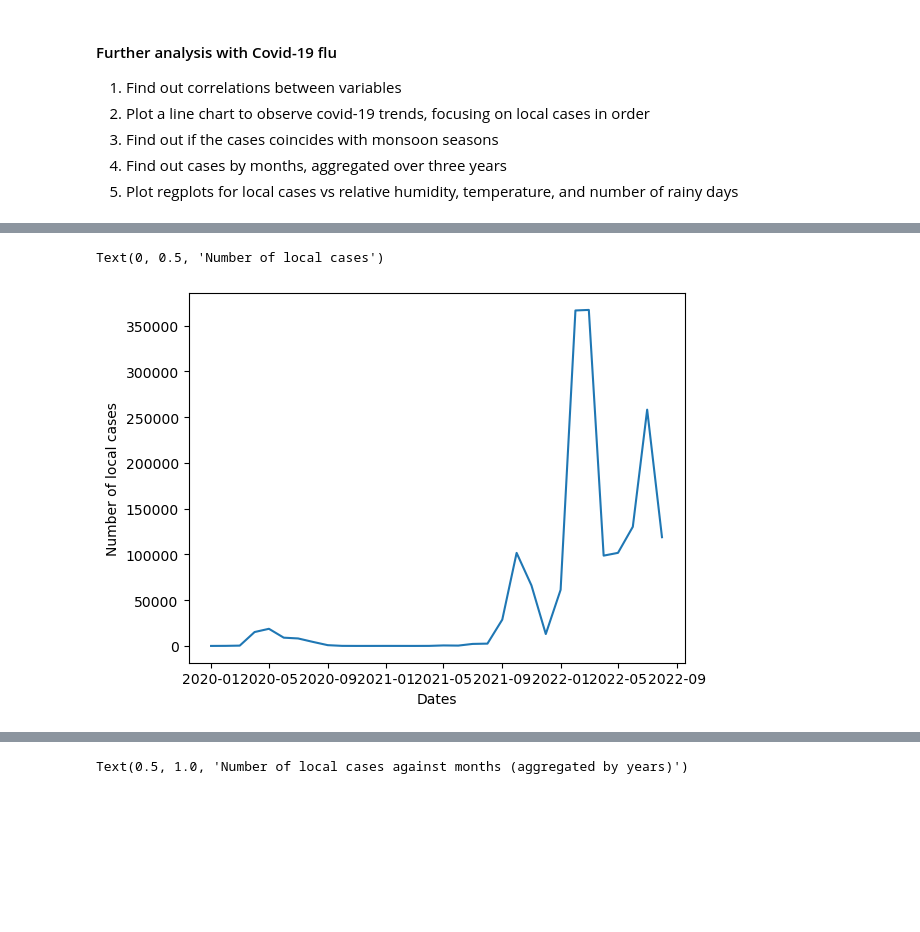
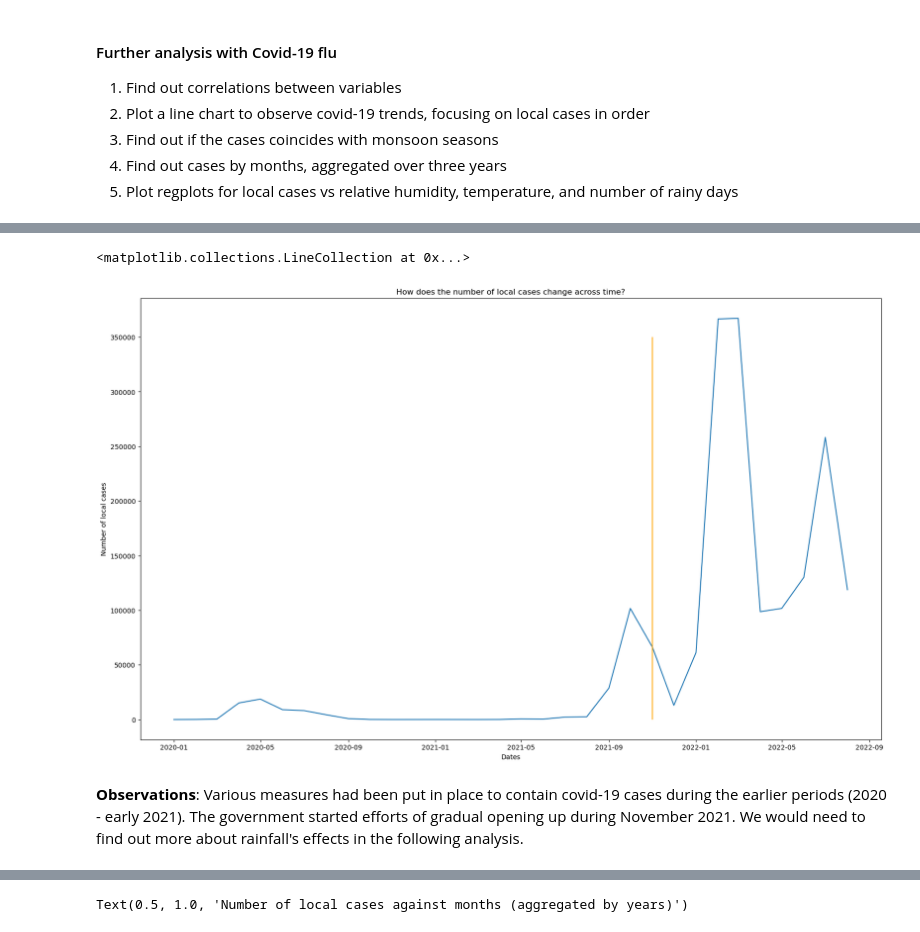
Before and after one commit to lishing/ga_project1_dsif9, a Jupyter notebook: code/starter-code.ipynb, the cells around one changed output, grey strips where cells are left out. Drawn from its saved outputs; the diff is of its cells as text; code cells hidden in the pictures; blank space fills up the shorter version.

Commit message:
added observations to charts

```diff
--- a/code/starter-code.ipynb
+++ b/code/starter-code.ipynb
@@ -1063,10 +1080,19 @@ with sns.axes_style("white"):
+# %%
+# Singapore begins efforts of
+open_date = merged_flu_df.loc[merged_flu_df['date'] == '2021-11-01']['date']
 # %%
 # plot date against sum of local cases
+plt.figure(figsize = (20,12))
 sns.lineplot(x = "date", y = "local_cases", data = merged_flu_df)
 plt.xlabel('Dates')
 plt.ylabel('Number of local cases')
-plt.title('Find out ')
+plt.title('How does the number of local cases change across time?')
+
+
+plt.vlines(x=open_date, ymin=0, ymax=350000, colors='orange')
 # %% [output]
-Text(0, 0.5, 'Number of local cases')
+<matplotlib.collections.LineCollection at 0x...>
-[figure, old version]
+[figure, new version]
+# %% [markdown]
+**Observations**: Various measures had been put in place to contain covid-19 cases during the earlier periods (2020 - early 2021). The government started efforts of gradual opening up during November 2021. We would need to find out more about rainfall's effects in the following analysis.
 # %%
```
Also changed, not shown: parts of 45 cells of this notebook, 2 other files.
